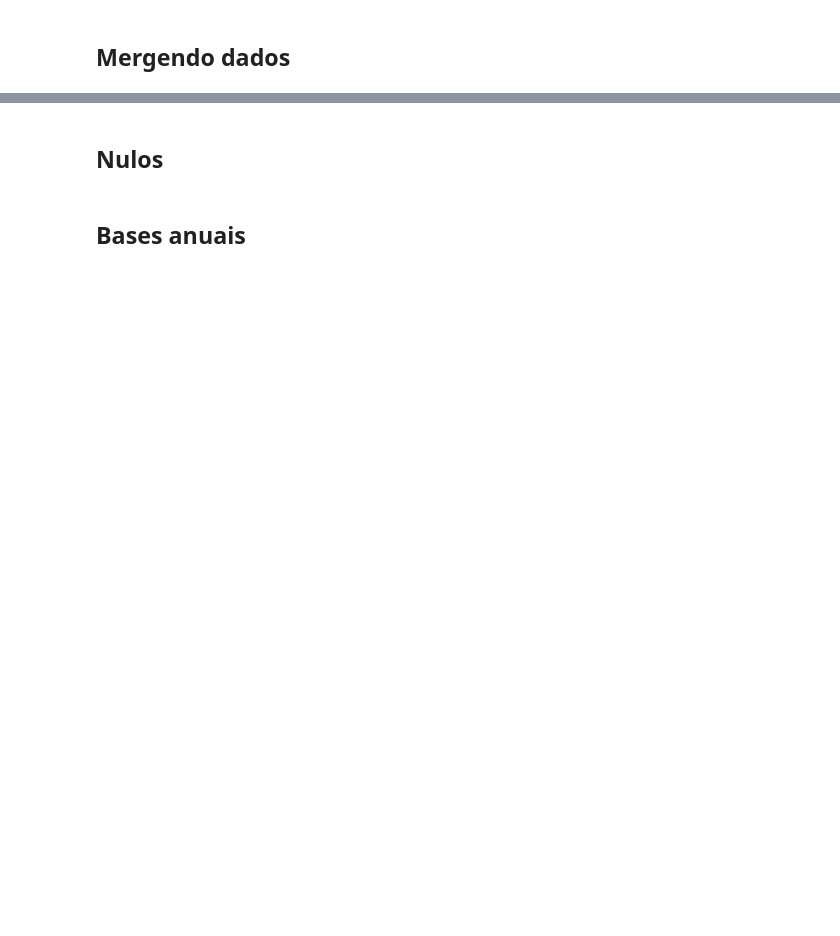
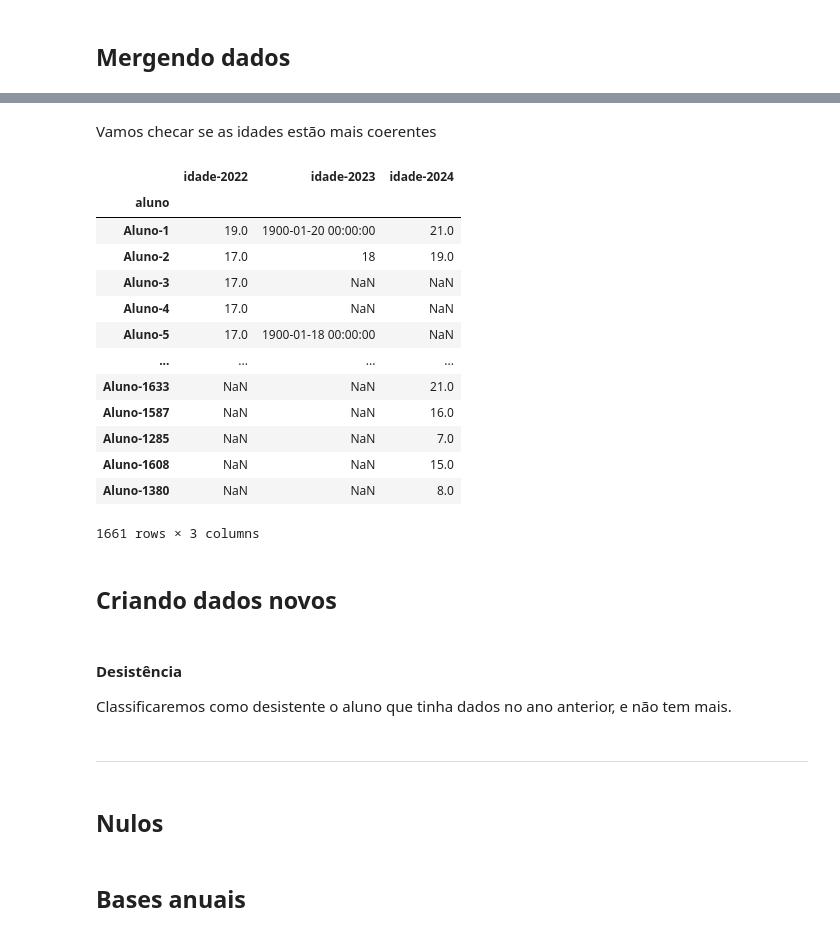
Before and after one commit to victoria-menezes/fiap-data-analytics-DATATHON, a Jupyter notebook: notebook.ipynb, the cells around one changed output, grey strips where cells are left out. Drawn from its saved outputs; the diff is of its cells as text; code cells hidden in the pictures; blank space fills up the shorter version.

```diff
--- a/notebook.ipynb
+++ b/notebook.ipynb
@@ -1168,0 +1165,6 @@ dtype: object
+# %%
+df_students_2024 : pd.DataFrame
+
+df_students_2024 = data[2024].loc[list(students[2024])]
+
+df_students_2024.head(3)
@@ -1168,0 +1185,7 @@ dtype: object
+# %%
+cols = df_students_2022.columns
+
+for df in [df_students_2023, df_students_2024]:
+	for col in cols:
+		if col not in df.columns:
+			df[col] = np.nan
@@ -1168,0 +1194,12 @@ dtype: object
+# %%
+df = pd.concat(
+    [df_students_2022,
+    df_students_2023]
+)
+
+df = pd.concat(
+    [df,
+     df_students_2024]
+)
+
+df.shape
@@ -1168,0 +1235,3 @@ dtype: object
+# %%
+def get_column_across_years(col):
+    return [f'{col}-{year}' for year in dfs_yearly]
@@ -1169,3 +1325,29 @@ dtype: object
+# %% [markdown]
+Vamos checar se as idades estão mais coerentes
+# %%
+df[get_column_across_years('idade')]
+# %% [output]
+|  | idade-2022 | idade-2023 | idade-2024 |
+| aluno |  |  |  |
+| Aluno-1 | 19.0 | 1900-01-20 00:00:00 | 21.0 |
+| Aluno-2 | 17.0 | 18 | 19.0 |
+| Aluno-3 | 17.0 | NaN | NaN |
+| Aluno-4 | 17.0 | NaN | NaN |
+| Aluno-5 | 17.0 | 1900-01-18 00:00:00 | NaN |
+| ... | ... | ... | ... |
+| Aluno-1633 | NaN | NaN | 21.0 |
+| Aluno-1587 | NaN | NaN | 16.0 |
+| Aluno-1285 | NaN | NaN | 7.0 |
+| Aluno-1608 | NaN | NaN | 15.0 |
+| Aluno-1380 | NaN | NaN | 8.0 |
+1661 rows × 3 columns
+# %% [markdown]
+## Criando dados novos
+# %% [markdown]
+#### Desistência
+Classificaremos como desistente o aluno que tinha dados no ano anterior, e não tem mais.
+# %% [markdown]
+---
 # %% [markdown]
 ## Nulos
 # %%
```
Also changed, not shown: parts of 67 cells of this notebook.
